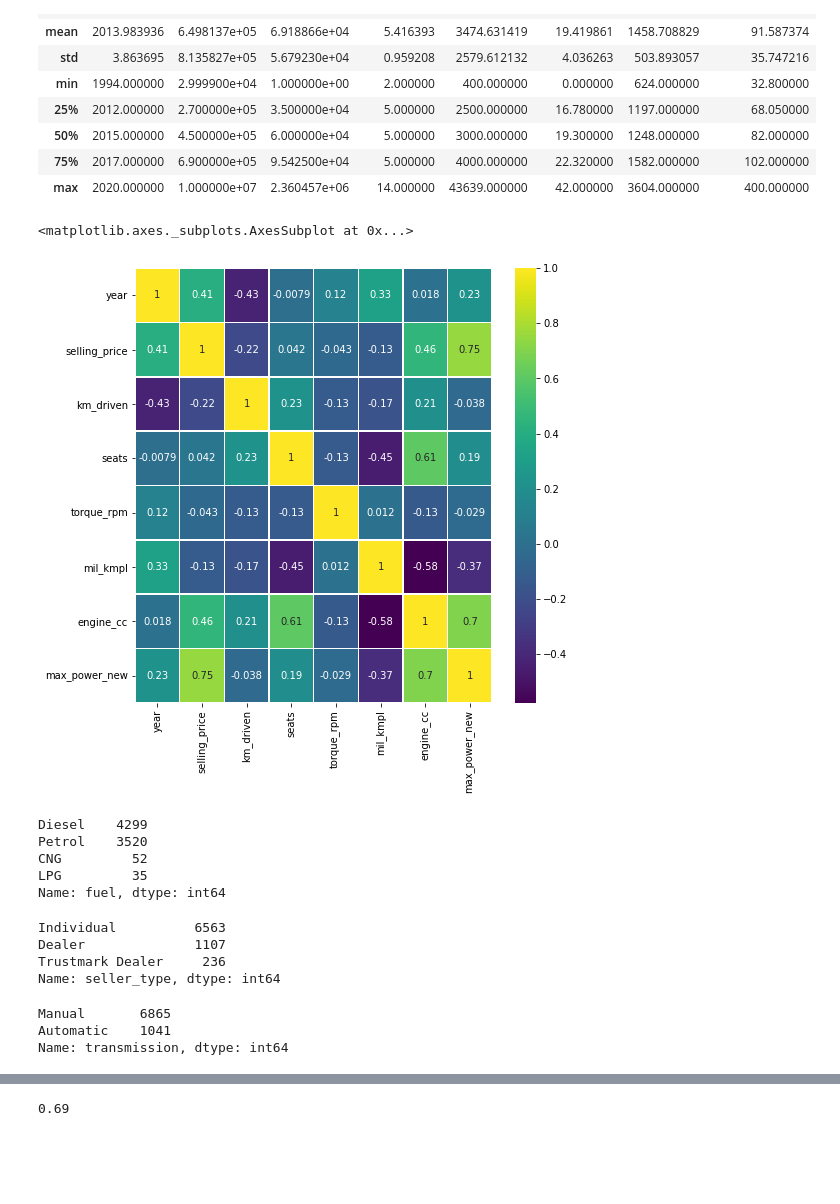
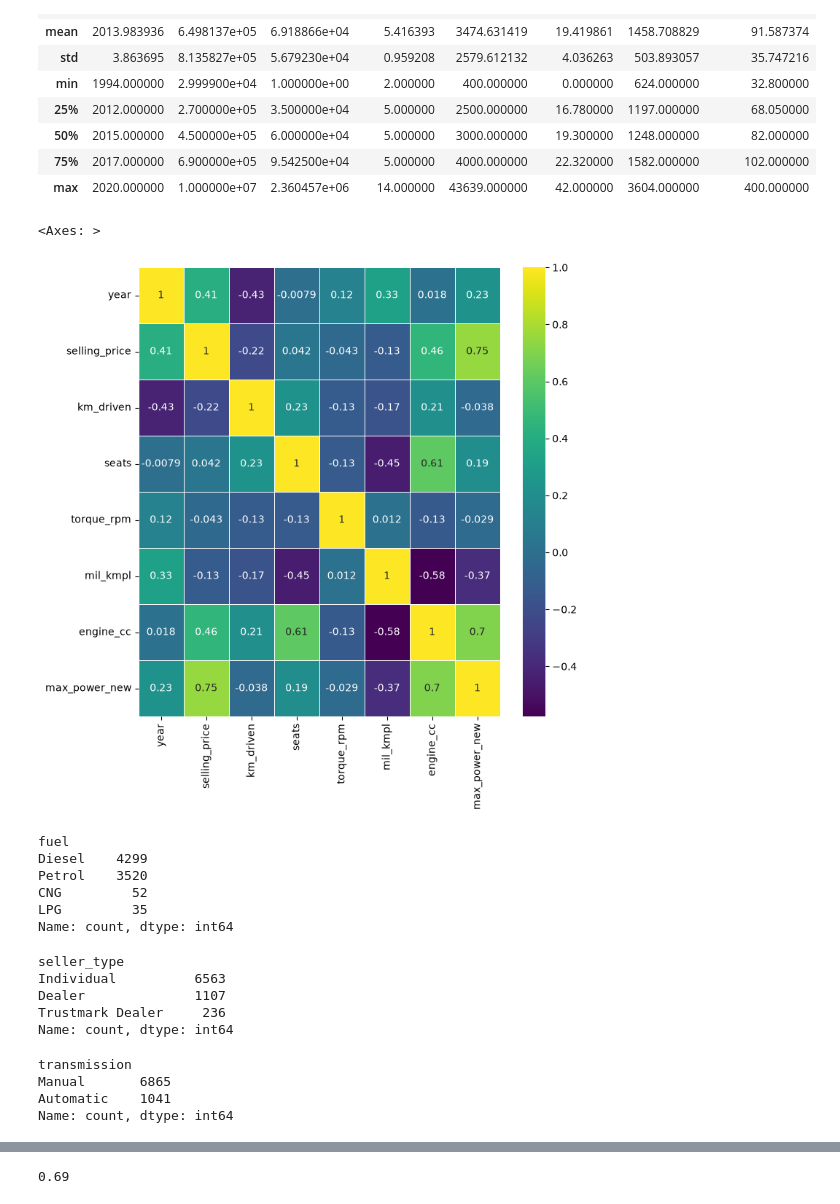
Before and after one commit to Grizzlyess/Car-Price-Prediction-App, a Jupyter notebook: modelos/car_selling_price.ipynb, the cells around one changed output, grey strips where cells are left out. Drawn from its saved outputs; the diff is of its cells as text; code cells hidden in the pictures; blank space fills up the shorter version.

```diff
--- a/modelos/car_selling_price.ipynb
+++ b/modelos/car_selling_price.ipynb
@@ -12,7 +5,7 @@ import seaborn as sns
 import matplotlib.pyplot as plt
 %matplotlib inline
 # %%
-cars = pd.read_csv("drive/MyDrive/Dataset/Car details.csv")
+cars = pd.read_csv('../data/CarDetails.csv')
 cars.head(10)
 # %% [output]
 |  | name | year | selling_price | km_driven | fuel | seller_type | transmission | owner | mileage | ... |
@@ -196,10 +183,10 @@ cars_new.describe()
 # the dataset.
 # %%
 plt.figure(figsize=(8,8))
-sns.heatmap(cars_new.corr(),annot=True,cmap='viridis',linewidths=.5)
+sns.heatmap(cars_new.select_dtypes(include=['number']).corr(), annot=True, cmap='viridis', linewidths=.5)
 # %% [output]
-<matplotlib.axes._subplots.AxesSubplot at 0x...>
+<Axes: >
-[figure, old version]
+[figure, new version]
 # %%
 # We can see there is high correlation of selling price(which we will be predicting) with max_power output of the car
 # The values of correlation are pretty averaged out meaning we wont be excluding any clumn as each column is able to provide us with new
@@ -209,24 +196,27 @@ sns.heatmap(cars_new.corr(),annot=True,cmap='viridis',linewidths=.5)
 
 cars_new['fuel'].value_counts()
 # %% [output]
+fuel
 Diesel    4299
 Petrol    3520
 CNG         52
 LPG         35
-Name: fuel, dtype: int64
+Name: count, dtype: int64
 # %%
 cars_new['seller_type'].value_counts()
 # %% [output]
+seller_type
 Individual          6563
 Dealer              1107
 Trustmark Dealer     236
-Name: seller_type, dtype: int64
+Name: count, dtype: int64
 # %%
 cars_new['transmission'].value_counts()
 # %% [output]
+transmission
 Manual       6865
 Automatic    1041
-Name: transmission, dtype: int64
+Name: count, dtype: int64
 # %%
 cars_new['owner'].value_counts()
 # %% [output]
```
Also changed, not shown: parts of 12 cells of this notebook, 2 other files.
